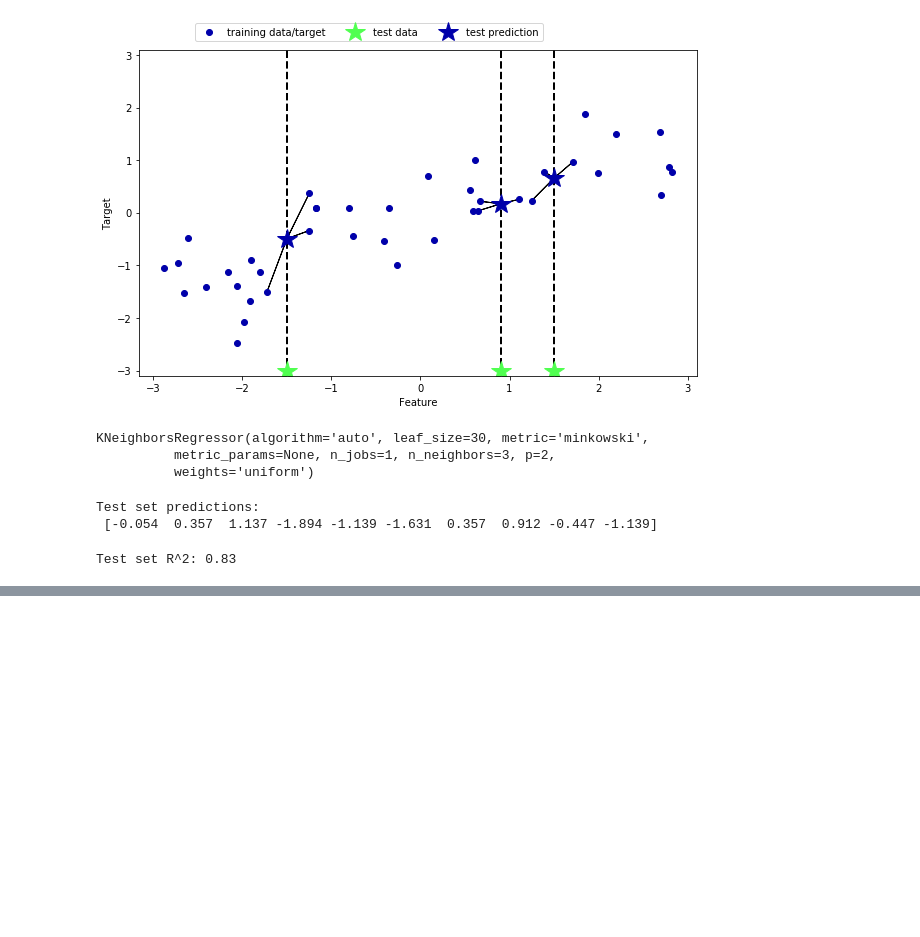
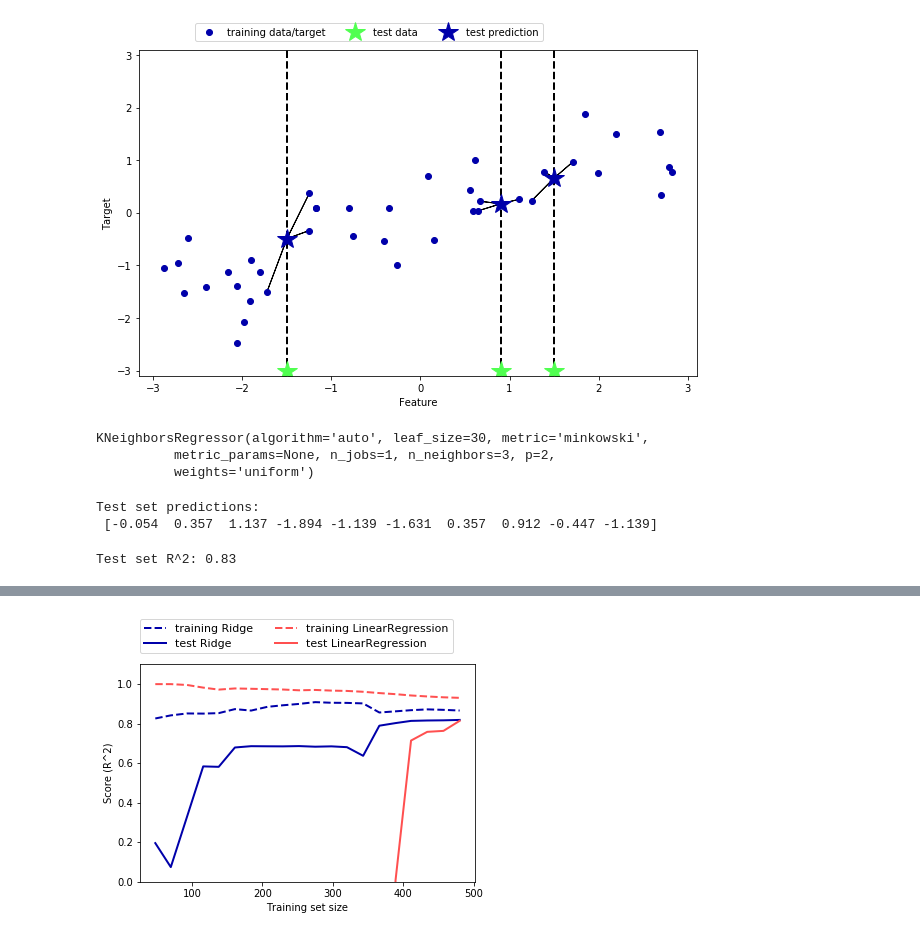
Before and after one commit to dlegoues/introduction_to_ml_with_python, a Jupyter notebook: 02-supervised-learning.ipynb, the cells around one changed output, grey strips where cells are left out. Cells and saved outputs as stored; diff of their text form; code cells hidden in the pictures; blank space fills up the shorter version.

```diff
--- a/02-supervised-learning.ipynb
+++ b/02-supervised-learning.ipynb
@@ -217,0 +334,4 @@ Test set R^2: 0.83
+# %%
+mglearn.plots.plot_ridge_n_samples()
+# %% [output]
+[figure, added]
```
Also changed, not shown: parts of 19 cells of this notebook, 1 other file.
